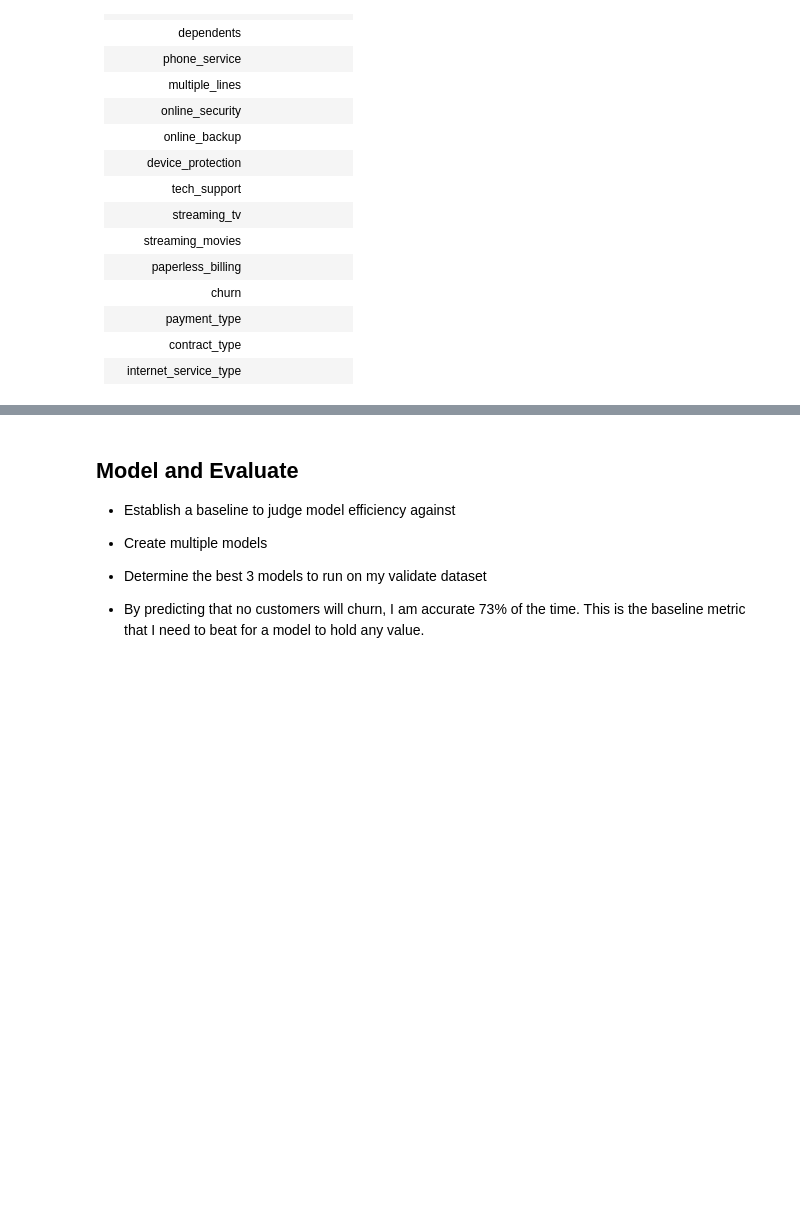
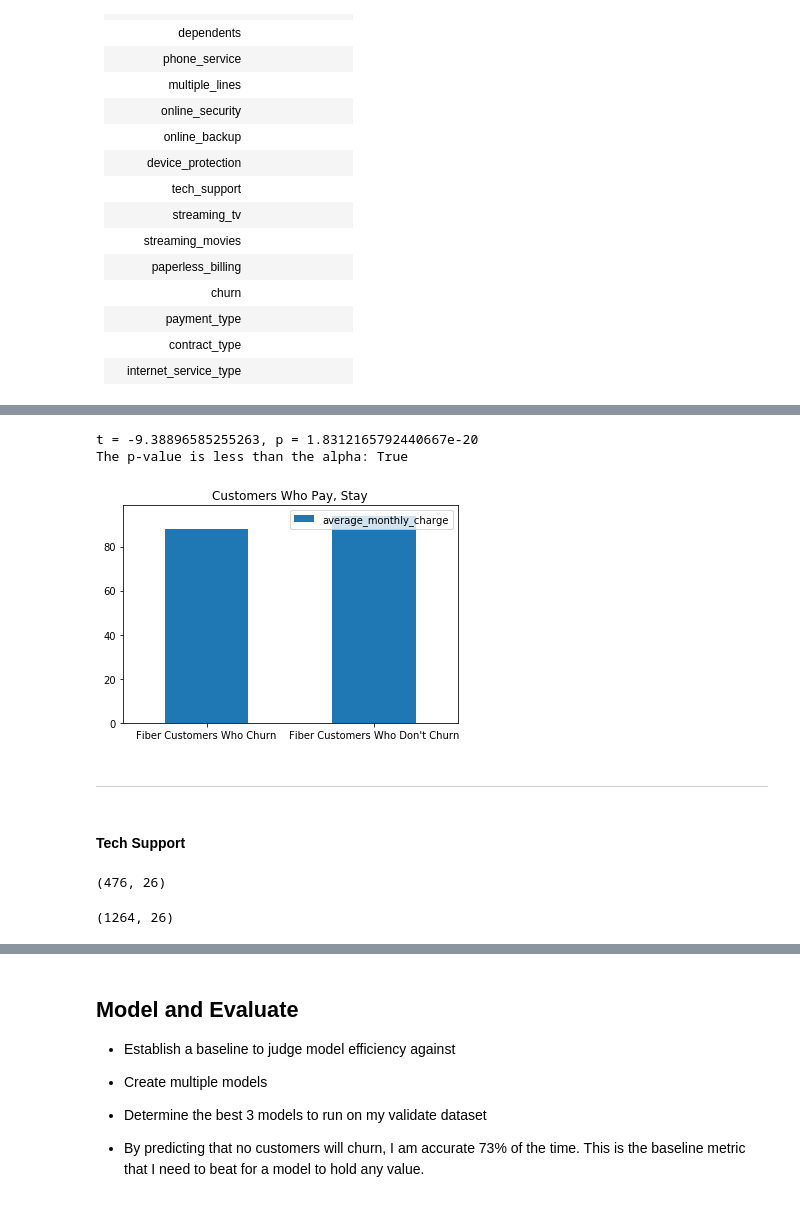
Before and after one commit to QuantumKane/classification_project, a Jupyter notebook: project_report.ipynb, the cells around one changed output, grey strips where cells are left out. Saved outputs shown, nothing was run; the diff lists cells and outputs as text; code cells hidden in the pictures; blank space fills up the shorter version.

```diff
--- a/project_report.ipynb
+++ b/project_report.ipynb
@@ -185,0 +296,8 @@ sns.heatmap(corr, mask=mask, cmap=cmap, vmax=.3, center=0,
+# %%
+# t-test: Is there a difference between the means of monthly_charges for fiber customers who churn and those who don't?
+
+# Null Hypothesis: There is no difference between monthly charges for fiber customers who churn and those who do not
+# Alternate Hypothesis: There is a difference between monthly charges for fiber customers who churn and those who do not
+
+fiber_cust = train[train.internet_service_type_id_orig == 2]
+fiber_cust.shape
@@ -185,0 +308,2 @@ sns.heatmap(corr, mask=mask, cmap=cmap, vmax=.3, center=0,
+# %%
+fiber_churn = fiber_cust[fiber_cust.churn == 1]
@@ -185,0 +322,2 @@ sns.heatmap(corr, mask=mask, cmap=cmap, vmax=.3, center=0,
+# %%
+fiber_no_churn = fiber_cust[fiber_cust.churn == 0]
@@ -185,0 +336,40 @@ sns.heatmap(corr, mask=mask, cmap=cmap, vmax=.3, center=0,
+# %%
+t, p = stats.ttest_ind(fiber_churn.monthly_charges, fiber_no_churn.monthly_charges)
+print(f't = {t}, p = {p}')
+print(f'The p-value is less than the alpha: {p < alpha}')
+# %% [output]
+t = -9.38896585255263, p = 1.8312165792440667e-20
+The p-value is less than the alpha: True
+# %%
+# Bar plot to visualize
+
+groups = ['Fiber Customers Who Churn', 'Fiber Customers Who Don\'t Churn']
+averages = [88, 94]
+
+df = pd.DataFrame({'group' : groups,'average_monthly_charge' : averages})
+df.plot.bar(title='Customers Who Pay, Stay')
+locs, labels = plt.xticks()
+plt.xticks(locs, groups)
+plt.xticks(rotation=0)
+plt.show()
+# %% [output]
+[figure, added]
+# %% [markdown]
+___
+# %% [markdown]
+#### Tech Support
+# %%
+# t-test: Is there a difference between the means of monthly_charges for fiber customers who have tech support and those who don't?
+
+# Null Hypothesis: There is no difference between the means of monthly charges for fiber customers who have tech support and those who don't
+# Alternate Hypothesis: There is a difference between the means of monthly_charges for fiber customers who have tech support and those who don't
+
+fiber_ts_cust = train[(train.internet_service_type_id_orig == 2) & (train.tech_support_orig == 1)]
+fiber_ts_cust.shape
+# %% [output]
+(476, 26)
+# %%
+fiber_nts_cust = train[(train.internet_service_type_id_orig == 2) & (train.tech_support_orig == 0)]
+fiber_nts_cust.shape
+# %% [output]
+(1264, 26)
```
Also changed, not shown: parts of 79 cells of this notebook.
